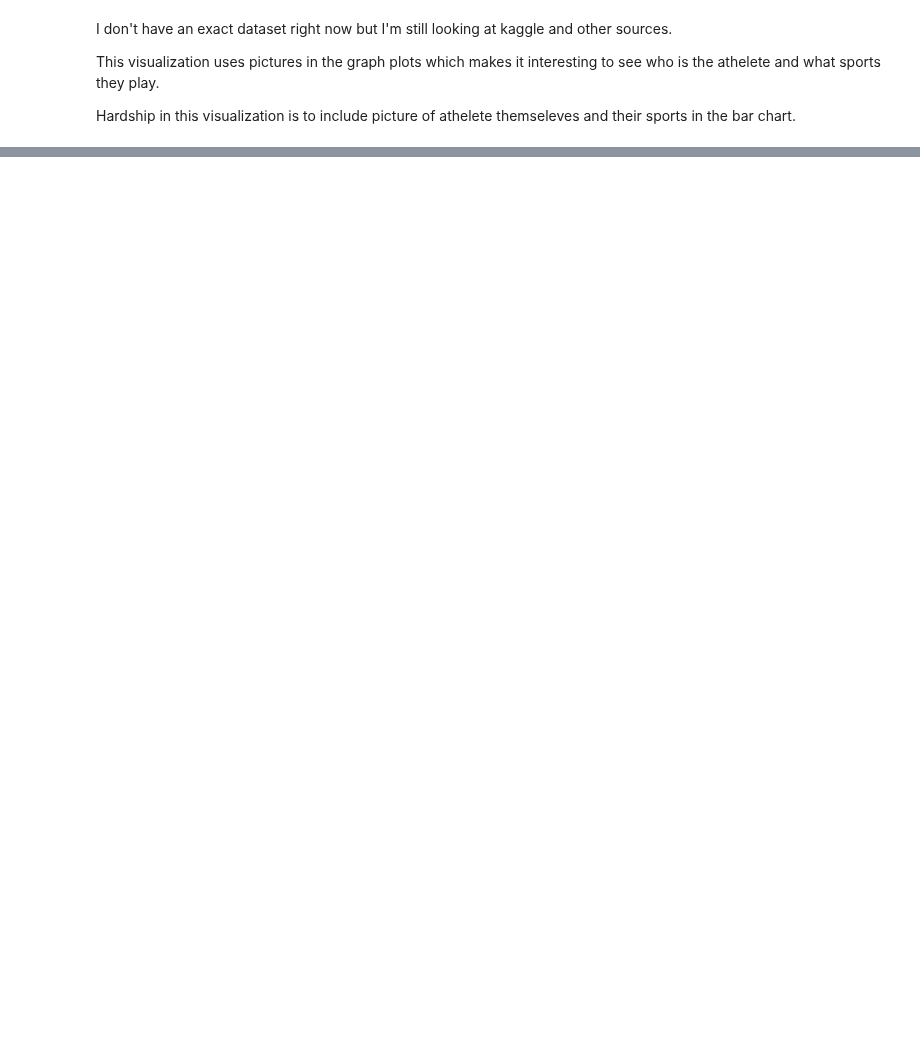
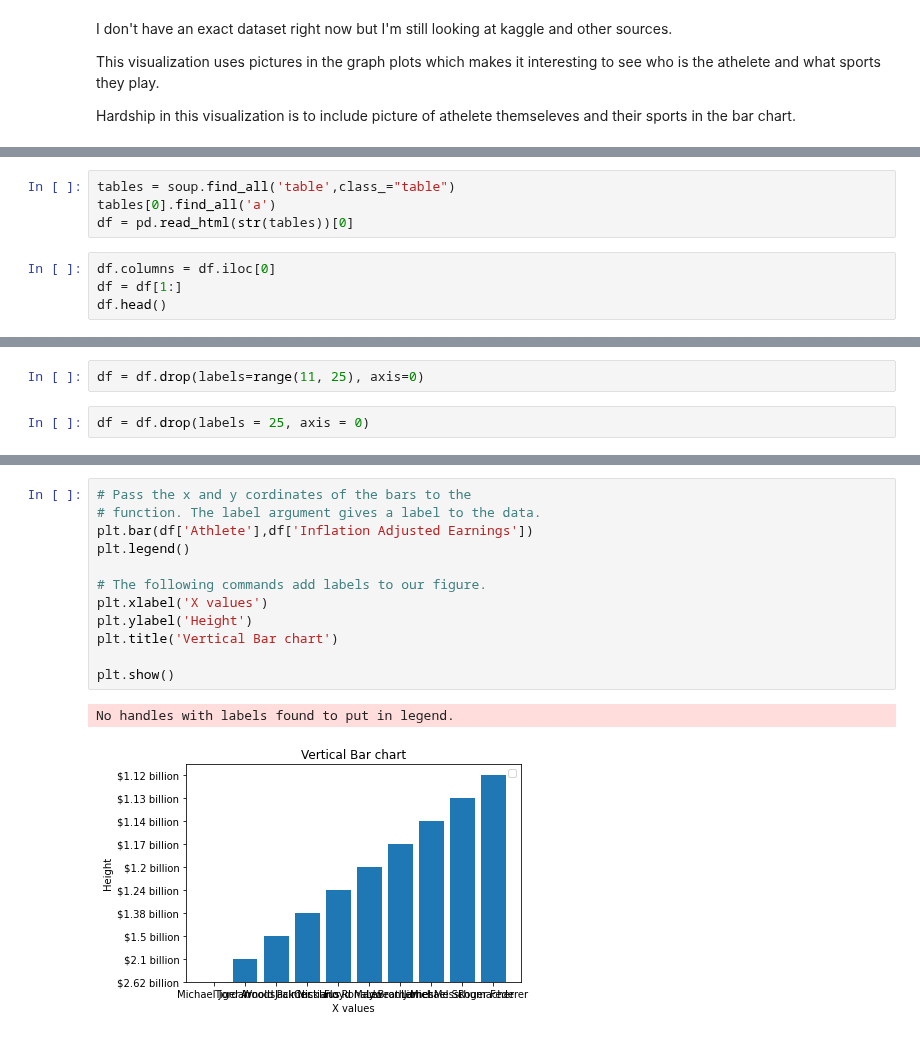
Before and after one commit to aayushbhurtel/Data_Visualization, a Jupyter notebook: Recreating_masters_proposal.ipynb, the cells around one changed output, grey strips where cells are left out. Cells and saved outputs as stored; diff of their text form; blank space fills up the shorter version.

```diff
--- a/Recreating_masters_proposal.ipynb
+++ b/Recreating_masters_proposal.ipynb
@@ -20,0 +36,8 @@ Hardship in this visualization is to include picture of athelete themseleves and
+# %%
+tables = soup.find_all('table',class_="table")
+tables[0].find_all('a')
+df = pd.read_html(str(tables))[0]
+# %%
+df.columns = df.iloc[0]
+df = df[1:]
+df.head()
@@ -20,0 +51,4 @@ Hardship in this visualization is to include picture of athelete themseleves and
+# %%
+df = df.drop(labels=range(11, 25), axis=0)
+# %%
+df = df.drop(labels = 25, axis = 0)
@@ -20,0 +69,15 @@ Hardship in this visualization is to include picture of athelete themseleves and
+# %%
+# Pass the x and y cordinates of the bars to the
+# function. The label argument gives a label to the data.
+plt.bar(df['Athlete'],df['Inflation Adjusted Earnings'])
+plt.legend()
+
+# The following commands add labels to our figure.
+plt.xlabel('X values')
+plt.ylabel('Height')
+plt.title('Vertical Bar chart')
+
+plt.show()
+# %% [output]
+No handles with labels found to put in legend.
+[figure, added]
```
Also changed, not shown: parts of 9 cells of this notebook.
